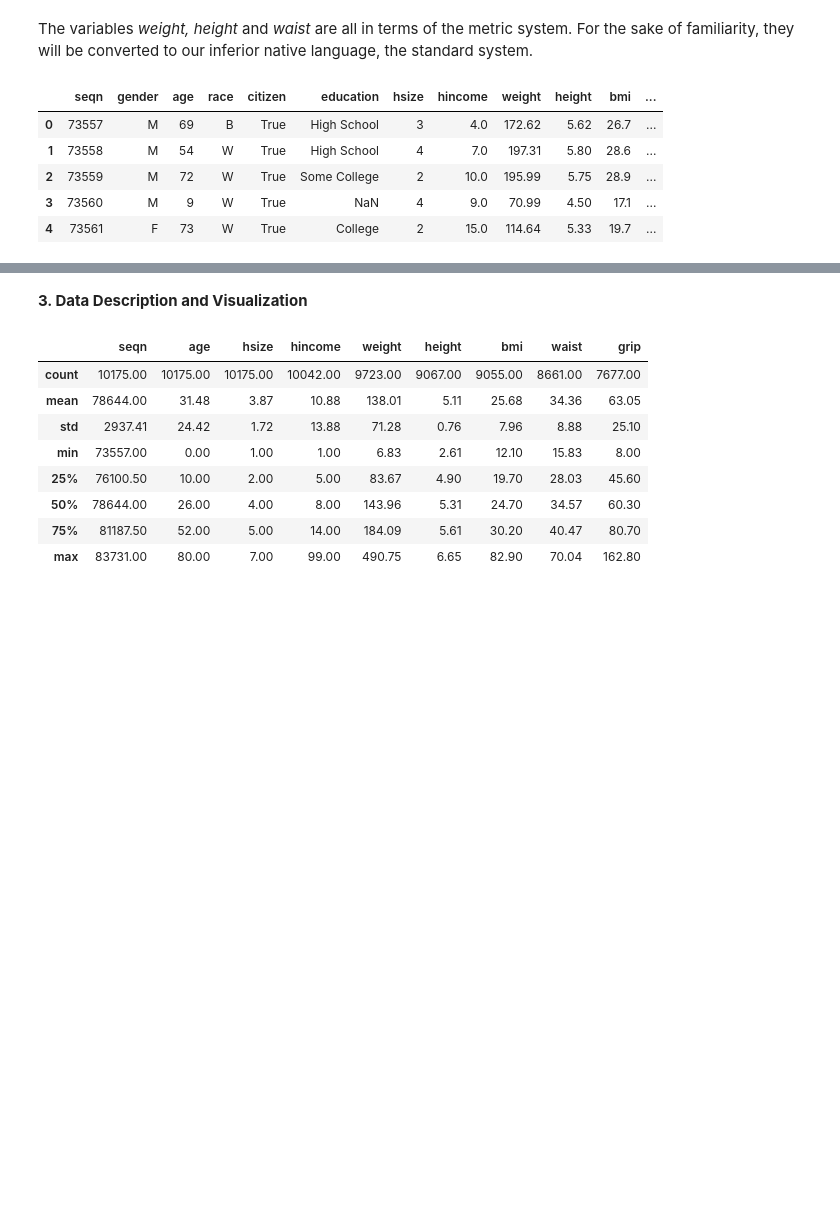
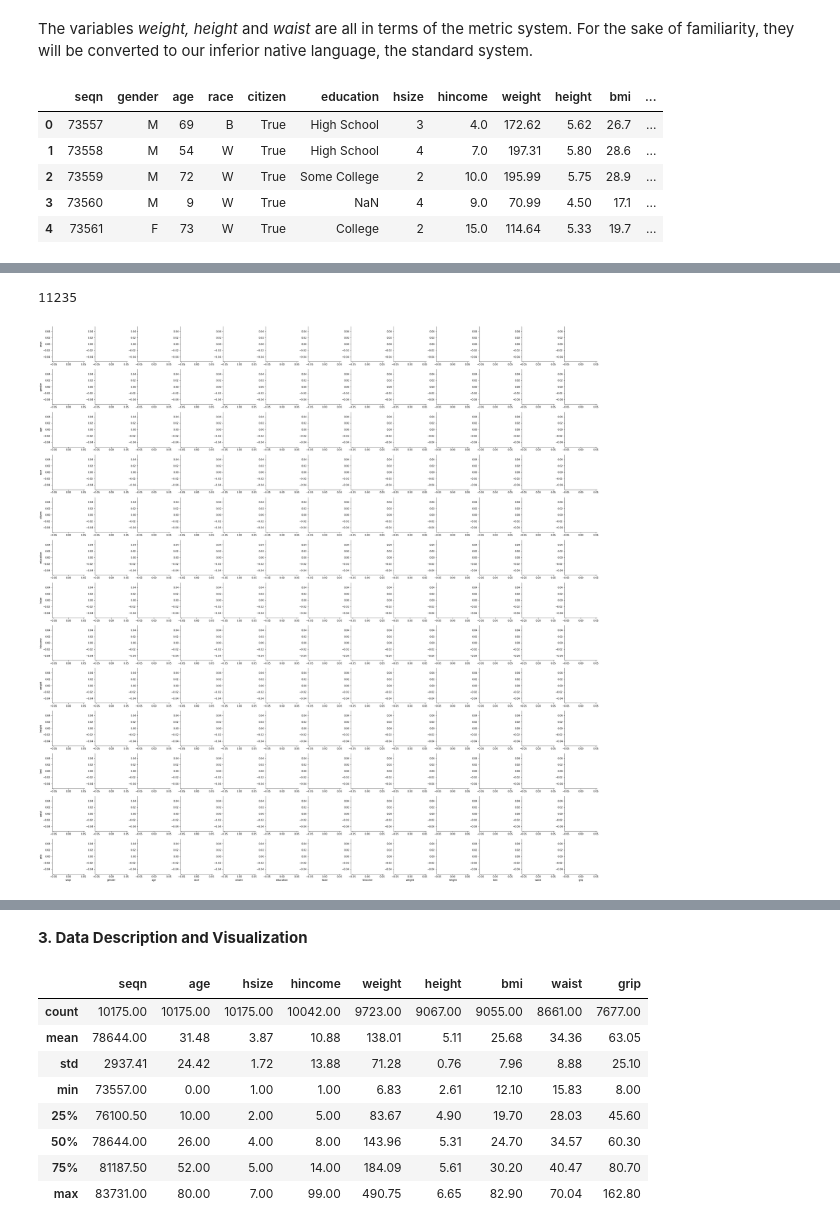
Before and after one commit to asfabiano/byu_econ_applied_machine_learning, a Jupyter notebook: homeworks/Homework_1.ipynb, the cells around one changed output, grey strips where cells are left out. Drawn from its saved outputs; the diff is of its cells as text; code cells hidden in the pictures; blank space fills up the shorter version.

Commit message:
investigated null values in csv data

```diff
--- a/homeworks/Homework_1.ipynb
+++ b/homeworks/Homework_1.ipynb
@@ -79,0 +100,10 @@ nhanes.head()
+# %%
+nhanes.isnull().values.ravel().sum()
+# %% [output]
+11235
+# %%
+null = sns.PairGrid(nhanes[nhanes.isnull()['age']])
+null.map(plt.scatter)
+plt.show()
+# %% [output]
+[figure, added]
```
Also changed, not shown: parts of 7 cells of this notebook.
